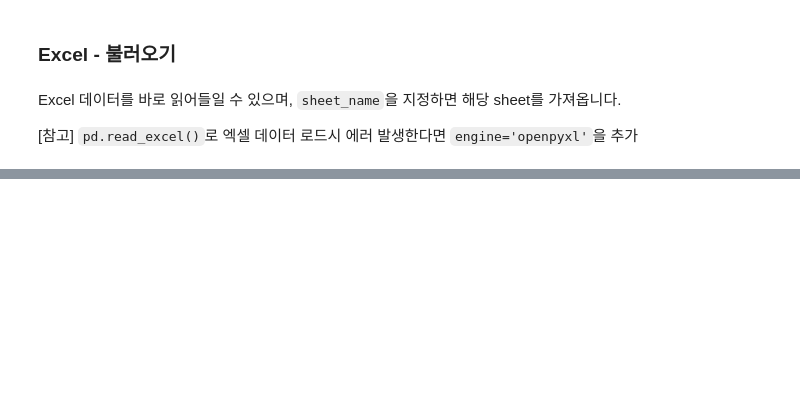
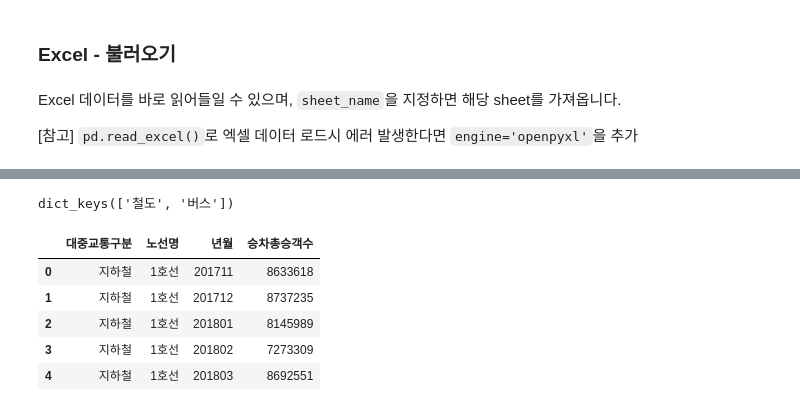
Before and after one commit to jsh112/vs_code_c, a Jupyter notebook: SKADA/DataAnlaysis_Basic/02_File_InputOutput/cds_ds_exercise2.ipynb, the cells around one changed output, grey strips where cells are left out. Cells and saved outputs as stored; diff of their text form; code cells hidden in the pictures; blank space fills up the shorter version.

```diff
--- a/SKADA/DataAnlaysis_Basic/02_File_InputOutput/cds_ds_exercise2.ipynb
+++ b/SKADA/DataAnlaysis_Basic/02_File_InputOutput/cds_ds_exercise2.ipynb
@@ -24,0 +61,3 @@ Excel 데이터를 바로 읽어들일 수 있으며, `sheet_name`을 지정하
+# %%
+excel = pd.read_excel('data/서울시대중교통/seoul_transportation.xlsx', engine='openpyxl', sheet_name=None)
+excel
@@ -24,0 +82,13 @@ Excel 데이터를 바로 읽어들일 수 있으며, `sheet_name`을 지정하
+# %%
+excel.keys()
+# %% [output]
+dict_keys(['철도', '버스'])
+# %%
+excel['철도'].head()
+# %% [output]
+|  | 대중교통구분 | 노선명 | 년월 | 승차총승객수 |
+| 0 | 지하철 | 1호선 | 201711 | 8633618 |
+| 1 | 지하철 | 1호선 | 201712 | 8737235 |
+| 2 | 지하철 | 1호선 | 201801 | 8145989 |
+| 3 | 지하철 | 1호선 | 201802 | 7273309 |
+| 4 | 지하철 | 1호선 | 201803 | 8692551 |
```
Also changed, not shown: parts of 37 cells of this notebook, 5 other files.
